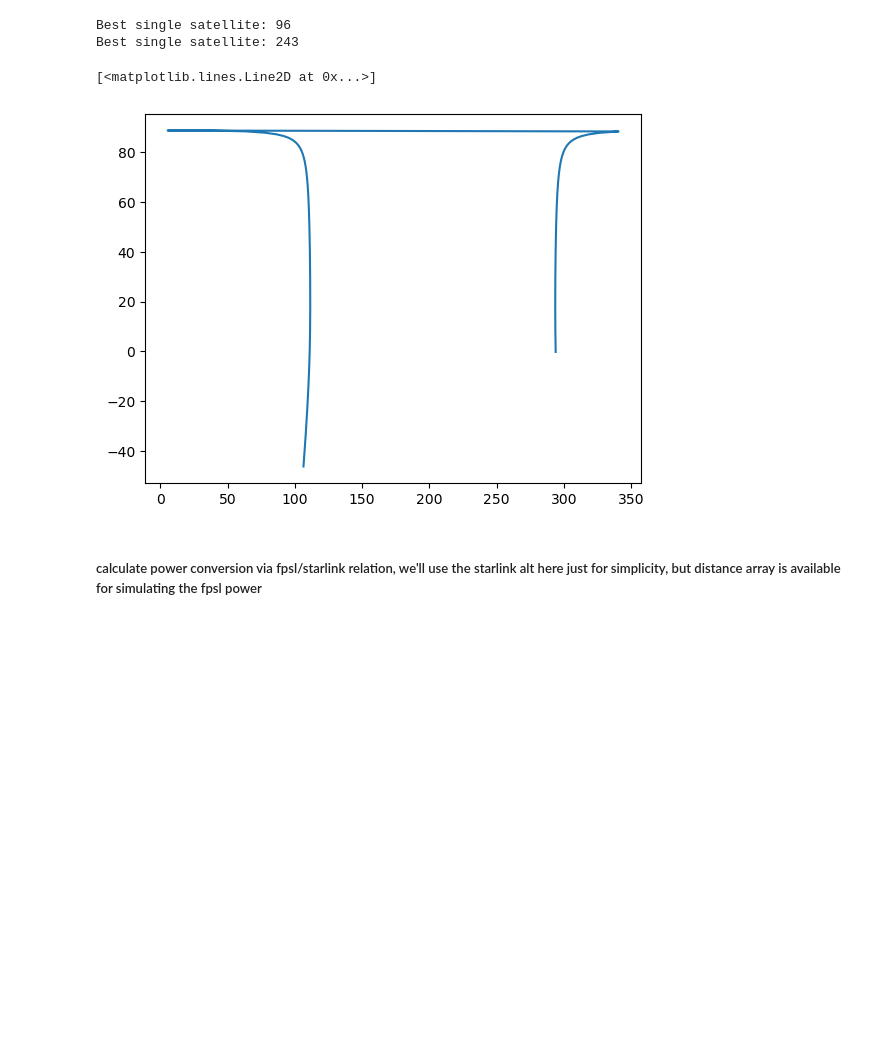
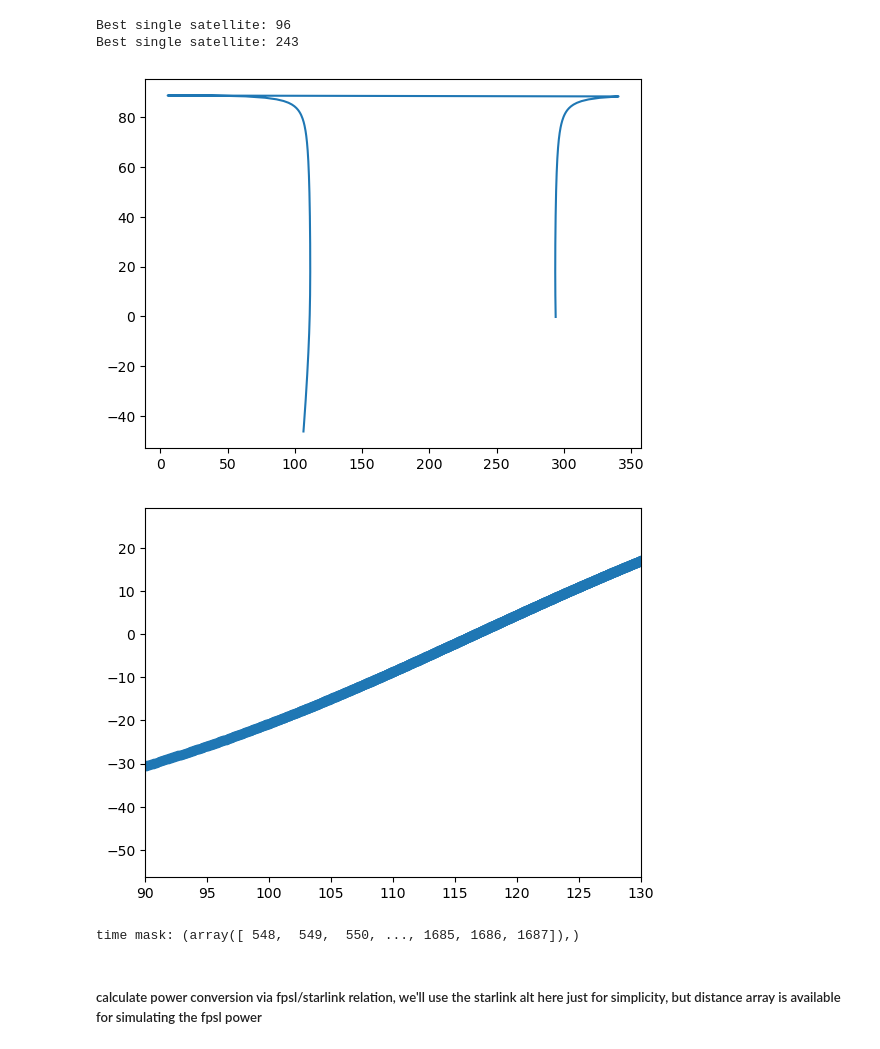
Before and after one commit to hqiu-nju/rfi_visualiser, a Jupyter notebook: oskar_skymodel.ipynb, the cells around one changed output. Cells and saved outputs as stored; diff of their text form; code cells hidden in the pictures; blank space fills up the shorter version.

```diff
--- a/oskar_skymodel.ipynb
+++ b/oskar_skymodel.ipynb
@@ -93,15 +91,24 @@ Best single satellite: 243
 # %%
 ### write time slice sky models
 cand_ra=ra[:,best_single]
 cand_dec=dec[:,best_single]
 cand_dist=dist[:,best_single]
 cand_alt=alt[:,best_single]
 cand_az=az[:,best_single]
 
 plt.plot(cand_az,cand_alt)
+plt.show()
+plt.scatter(cand_ra,cand_dec)
+plt.xlim(90,130)
+# plt.ylim(-51,-45)
+plt.show()
+
+time_mask=(cand_ra>90)*(cand_ra<130)###*(cand_dec>-52)*(cand_dec<-48)
+print('time mask:',np.where(time_mask))
 # %% [output]
+[figure]
+[figure, added]
-[<matplotlib.lines.Line2D at 0x...>]
+time mask: (array([ 548,  549,  550, ..., 1685, 1686, 1687]),)
-[figure]
 # %% [markdown]
 ##### calculate power conversion via fpsl/starlink relation, we'll use the starlink alt here just for simplicity, but distance array is available for simulating the fpsl power
 # %%
```
Also changed, not shown: parts of 4 cells of this notebook, 2 other files.
